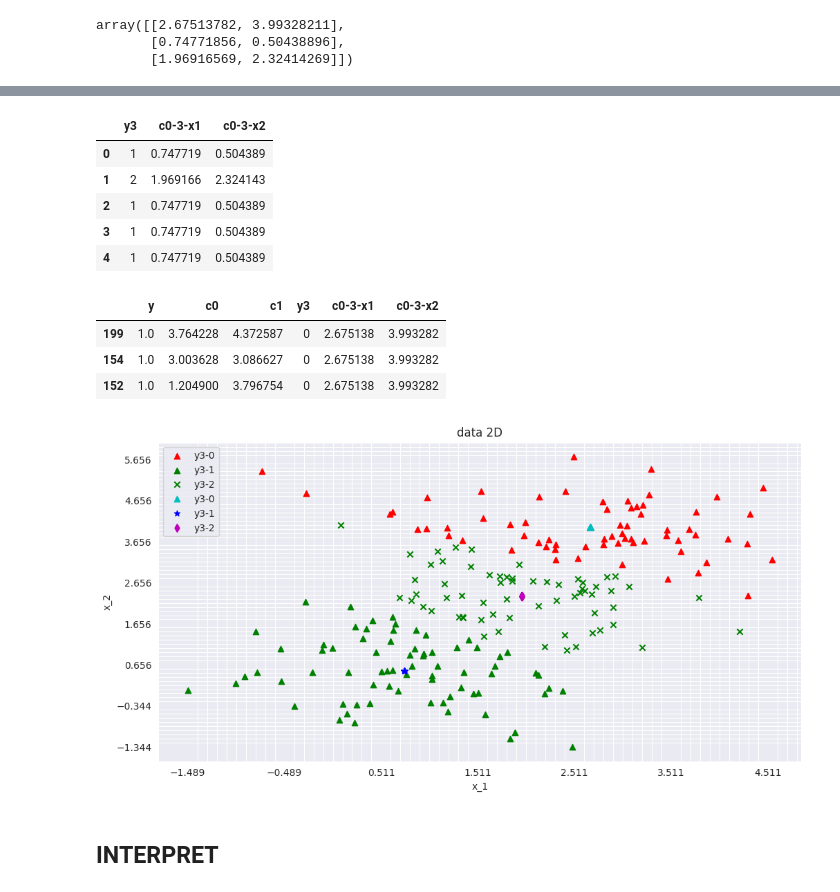
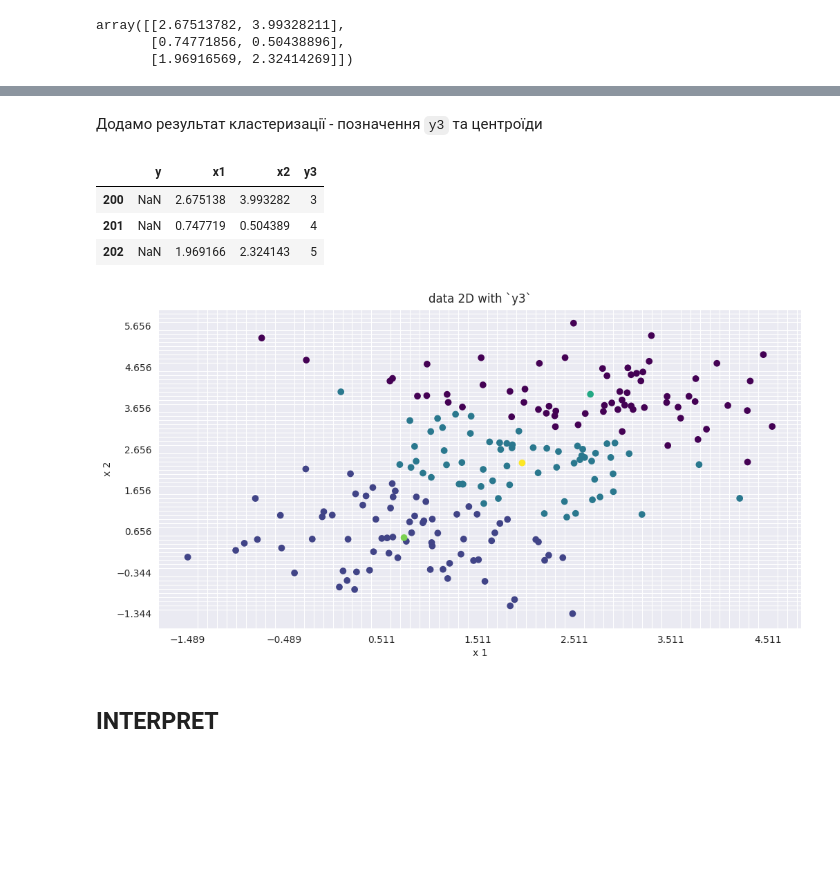
Before and after one commit to DenysTantsiura/datas, a Jupyter notebook: Hw_6/Hw6.v1.ipynb, the cells around one changed output, grey strips where cells are left out. Drawn from its saved outputs; the diff is of its cells as text; code cells hidden in the pictures; blank space fills up the shorter version.

```diff
--- a/Hw_6/Hw6.v1.ipynb
+++ b/Hw_6/Hw6.v1.ipynb
@@ -87,37 +89,28 @@ clusters
 # %% [markdown]
 ## SCRUB & EXPLORE
 # %%
-
-def draw_2D_many(df: pd.DataFrame, as_x: list, as_y: list, mark: Optional[str], title: str, xlabel: str, ylabel: str, figsize: tuple|None=None) -> None:
+def draw_2D_scatter(as_x: list, as_y: list, mark: Optional[str], title: str, xlabel: str, ylabel: str, figsize: tuple|None=None) -> None:
     size = figsize or (15, 5)
     fig = plt.figure(figsize=size)
     ax = fig.add_subplot(1, 1, 1)
-    major_ticks = np.arange(df[as_x].values.min(), df[as_x].values.max()+1, int((df[as_x].values.max() - df[as_x].values.min())/df.shape[0]) or 1)
-    minor_ticks = np.arange(df[as_x].values.min(), df[as_x].values.max()+1, int((df[as_x].values.max() - df[as_x].values.min())/df.shape[0])/10 or 0.1)
+    major_ticks = np.arange(min(as_x), max(as_x)+1, int((max(as_x) - min(as_x)) / len(as_x)) or 1)
+    minor_ticks = np.arange(min(as_x), max(as_x)+1, int((max(as_x) - min(as_x)) / len(as_x))/10 or 0.1)
     ax.set_xticks(major_ticks)
     ax.set_xticks(minor_ticks, minor=True)
-    major_ticks_y = np.arange(df[as_y].values.min(), df[as_y].values.max()+1, int((df[as_y].values.max() - df[as_y].values.min())/df.shape[0]) or 1)
-    minor_ticks_y = np.arange(df[as_y].values.min(), df[as_y].values.max()+1, int((df[as_y].values.max() - df[as_y].values.min())/df.shape[0])/10 or 0.1)
+    major_ticks_y = np.arange(min(as_y), max(as_y)+1, int((max(as_y) - min(as_y)) / len(as_y)) or 1)
+    minor_ticks_y = np.arange(min(as_y), max(as_y)+1, int((max(as_y) - min(as_y)) / len(as_y))/10 or 0.1)
     ax.set_yticks(major_ticks_y)
     ax.set_yticks(minor_ticks_y, minor=True)
 
-    classes = set(df[mark]) if mark else ['1']
-    for x, y in zip(as_x, as_y):
-        [plt.scatter(
-                    df[x][df[mark]==m] if mark else df[x],
-                    df[y][df[mark]==m] if mark else df[y],
-                    label=f'{mark}-{m}',
-                    color=random.choice('rgbcmyk'),
-                    marker=random.choice('o+xdvs*.^')
-                    ) for m in range(len(classes))]
+    plt.scatter(as_x, as_y, c=mark, cmap='viridis')
 
     plt.title(title)
     plt.xlabel(xlabel)
     plt.ylabel(ylabel)
 
-    plt.legend()
     ax.grid(which='both')
     plt.show()
 # %%
-draw_2D_many(df=data_2d, as_x=['c0'], as_y=['c1'], mark=None, title=f'data 2D', xlabel='x_1', ylabel=f'x_2', figsize=(12, 6))
+size = (12, 6)
+draw_2D_scatter(as_x=data_2d['x1'], as_y=data_2d['x2'], mark=None, title=f'data 2D without `y`', xlabel='x 1', ylabel=f'x 2', figsize=size)
 # %% [output]
@@ -305,7 +296,7 @@ array([[2.67513782, 3.99328211],
        [1.96916569, 2.32414269]])
 # %%
 centroids = pd.DataFrame(kmeans[2].cluster_centers_)
-centroids.columns = ['x1-3-x1', 'x2-3-x2']
+centroids.columns = ['x1', 'x2']
 # %%
 centroids
 # %% [output]
@@ -334,27 +307,21 @@ y3['x2-3-x2'] = [
-# %%
-y3 = pd.DataFrame(y3)
-y3.head()
-# %% [output]
-|  | y3 | c0-3-x1 | c0-3-x2 |
-| 0 | 1 | 0.747719 | 0.504389 |
-| 1 | 2 | 1.969166 | 2.324143 |
-| 2 | 1 | 0.747719 | 0.504389 |
-| 3 | 1 | 0.747719 | 0.504389 |
-| 4 | 1 | 0.747719 | 0.504389 |
-# %%
-data_2d_c3 = pd.concat([data_2d, y3], axis=1)
-data_2d_c3.head(3)
-data_2d_c3 = data_2d_c3.sort_values(by=['y3'])
-data_2d_c3.head(3)
-# %% [output]
-|  | y | c0 | c1 | y3 | c0-3-x1 | c0-3-x2 |
-| 199 | 1.0 | 3.764228 | 4.372587 | 0 | 2.675138 | 3.993282 |
-| 154 | 1.0 | 3.003628 | 3.086627 | 0 | 2.675138 | 3.993282 |
-| 152 | 1.0 | 1.204900 | 3.796754 | 0 | 2.675138 | 3.993282 |
+# %% [markdown]
+Додамо результат кластеризації - позначення `y3` та центроїди
+# %%
+y3 = pd.DataFrame({'y3':kmeans[2].labels_})
+data_2d_c = pd.concat([data_2d, y3], axis=1)
+с3 = pd.DataFrame({'y3':[centroids.shape[0] + i for i in range(centroids.shape[0])], })
+с3 = pd.concat([с3, centroids], axis=1)
+data_2d_c = pd.concat([data_2d_c, с3], axis=0, ignore_index=True)
+data_2d_c.tail(3)
+# %% [output]
+|  | y | x1 | x2 | y3 |
+| 200 | NaN | 2.675138 | 3.993282 | 3 |
+| 201 | NaN | 0.747719 | 0.504389 | 4 |
+| 202 | NaN | 1.969166 | 2.324143 | 5 |
 # %%
-draw_2D_many(df=data_2d_c3, as_x=['x1', 'x1-3-x1'], as_y=['x2', 'x2-3-x2'], mark='y3', title=f'data 2D', xlabel='x_1', ylabel=f'x_2', figsize=(12, 6))
+draw_2D_scatter(as_x=data_2d_c['x1'], as_y=data_2d_c['x2'], mark=data_2d_c['y3'], title=f'data 2D with `y3`', xlabel='x 1', ylabel=f'x 2', figsize=size)
 # %% [output]
-[figure, old version]
+[figure, new version]
 # %% [markdown]
 ## INTERPRET
 # %%
```
Also changed, not shown: parts of 38 cells of this notebook.
